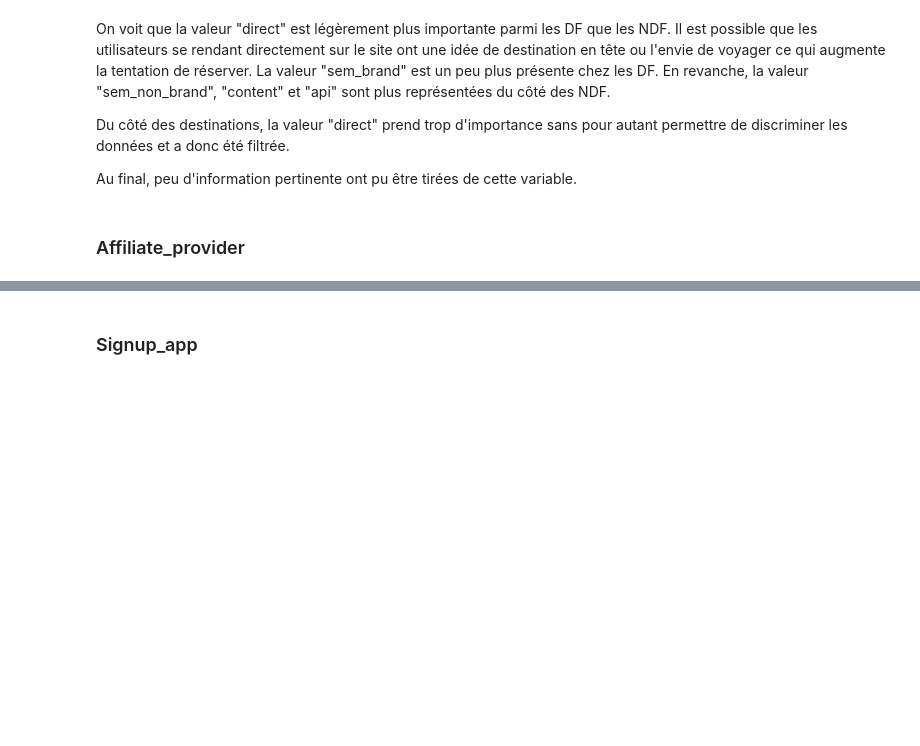
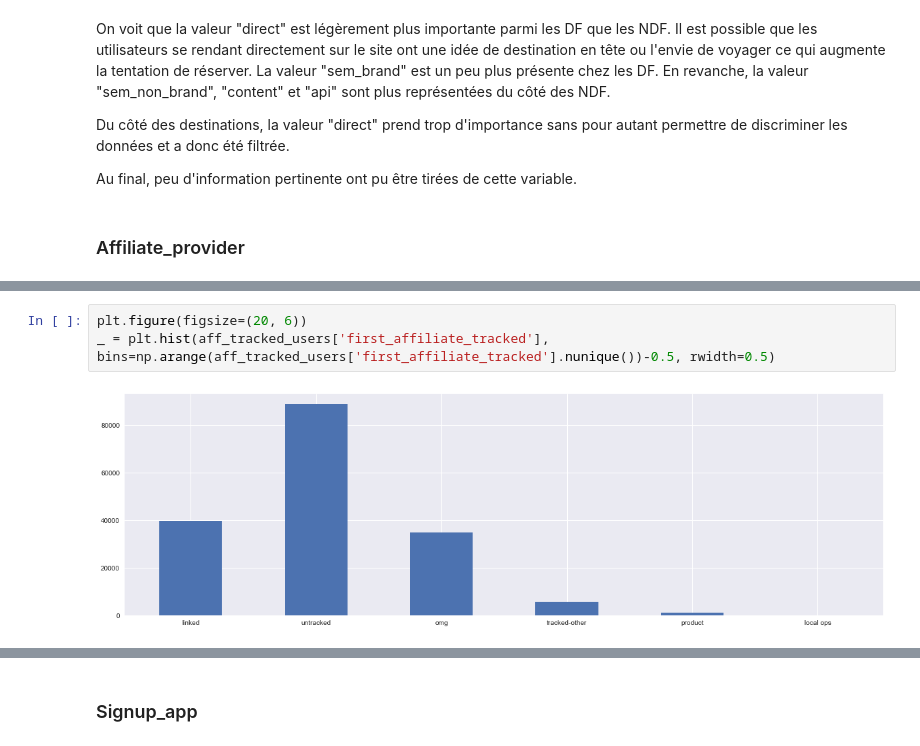
Before and after one commit to vesran/BookerGuess, a Jupyter notebook: _2_analyse_des_utilisateurs.ipynb, the cells around one changed output, grey strips where cells are left out. Drawn from its saved outputs; the diff is of its cells as text; blank space fills up the shorter version.

```diff
--- a/_2_analyse_des_utilisateurs.ipynb
+++ b/_2_analyse_des_utilisateurs.ipynb
@@ -308,0 +342,5 @@ _ = plt.hist(users['affiliate_provider'], bins=np.arange(users['affiliate_provid
+# %%
+plt.figure(figsize=(20, 6))
+_ = plt.hist(aff_tracked_users['first_affiliate_tracked'], bins=np.arange(aff_tracked_users['first_affiliate_tracked'].nunique())-0.5, rwidth=0.5)
+# %% [output]
+[figure, added]
```
Also changed, not shown: parts of 26 cells of this notebook.
